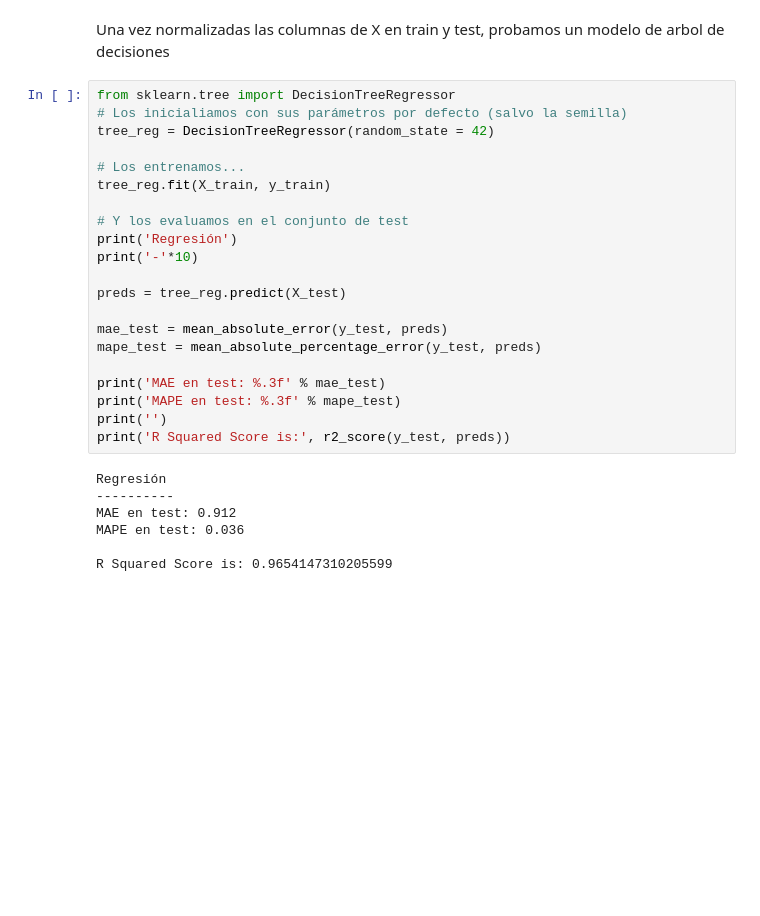
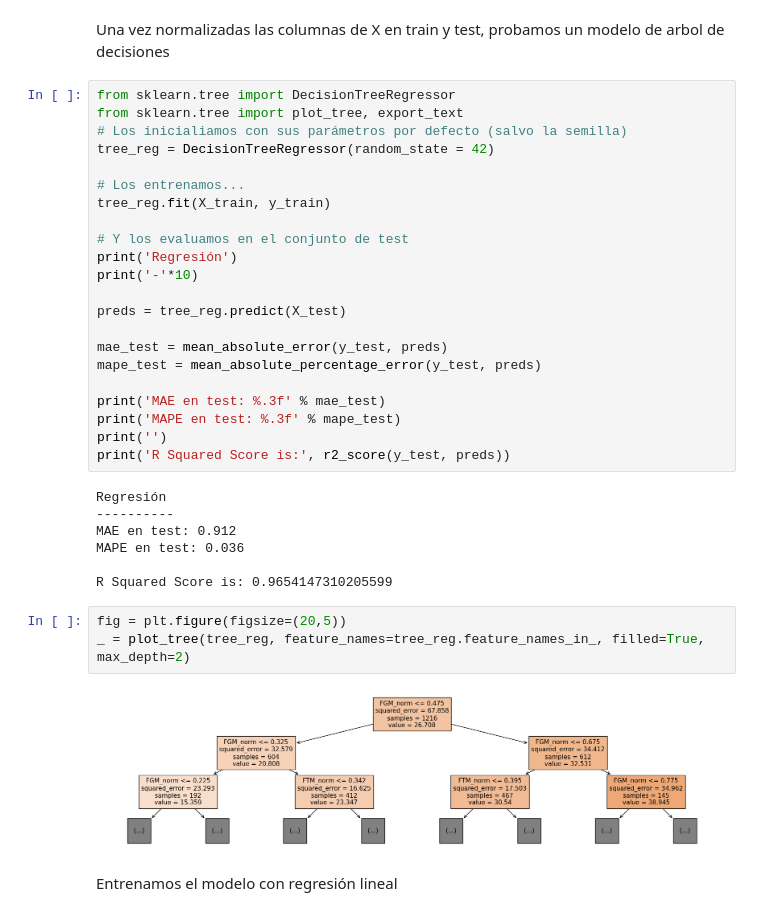
Before and after one commit to dcristobalhMad/ml-entrega2, a Jupyter notebook: _sources/entrega.ipynb, the cells around one changed output. Drawn from its saved outputs; the diff is of its cells as text; blank space fills up the shorter version.

```diff
--- a/_sources/entrega.ipynb
+++ b/_sources/entrega.ipynb
@@ -1180,6 +1180,7 @@ X_test.head()
 Una vez normalizadas las columnas de X en train y test, probamos un modelo de arbol de decisiones
 # %%
 from sklearn.tree import DecisionTreeRegressor
+from sklearn.tree import plot_tree, export_text
 # Los inicialiamos con sus parámetros por defecto (salvo la semilla)
 tree_reg = DecisionTreeRegressor(random_state = 42)
 
@@ -1206,3 +1207,10 @@ MAE en test: 0.912
 MAPE en test: 0.036
 
 R Squared Score is: 0.9654147310205599
+# %%
+fig = plt.figure(figsize=(20,5))
+_ = plot_tree(tree_reg, feature_names=tree_reg.feature_names_in_, filled=True, max_depth=2)
+# %% [output]
+[figure, added]
+# %% [markdown]
+Entrenamos el modelo con regresión lineal
```
Also changed, not shown: parts of 10 cells of this notebook, 4 other files.
